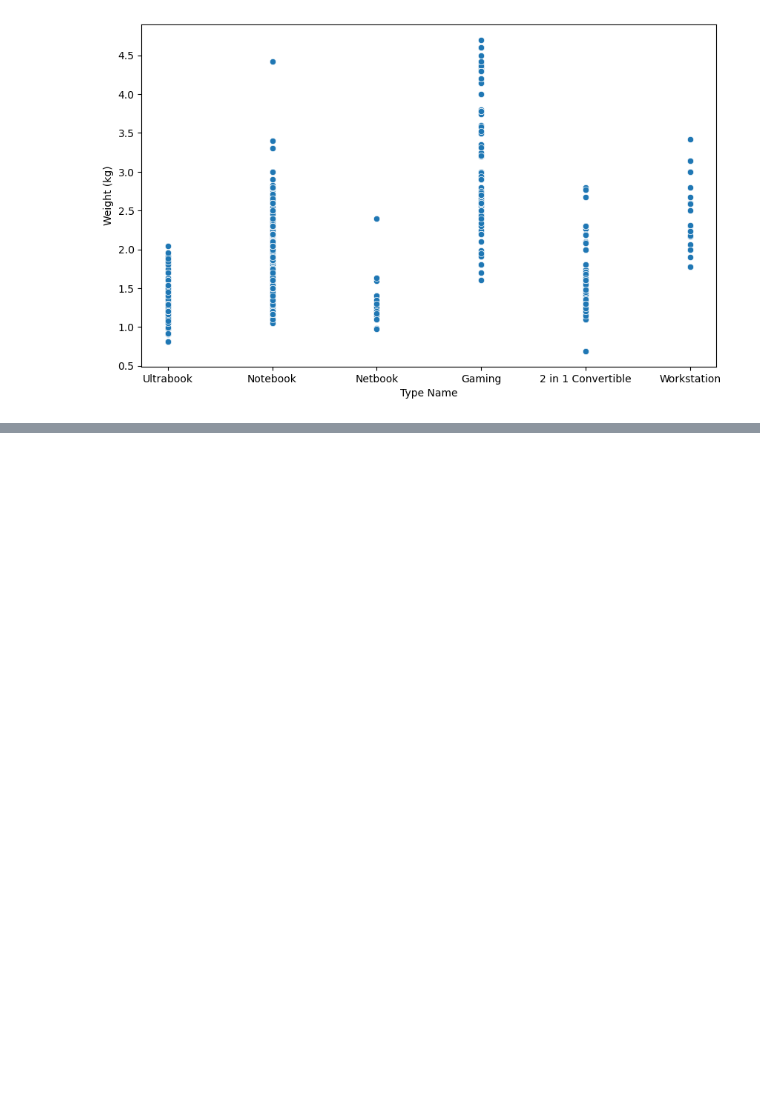
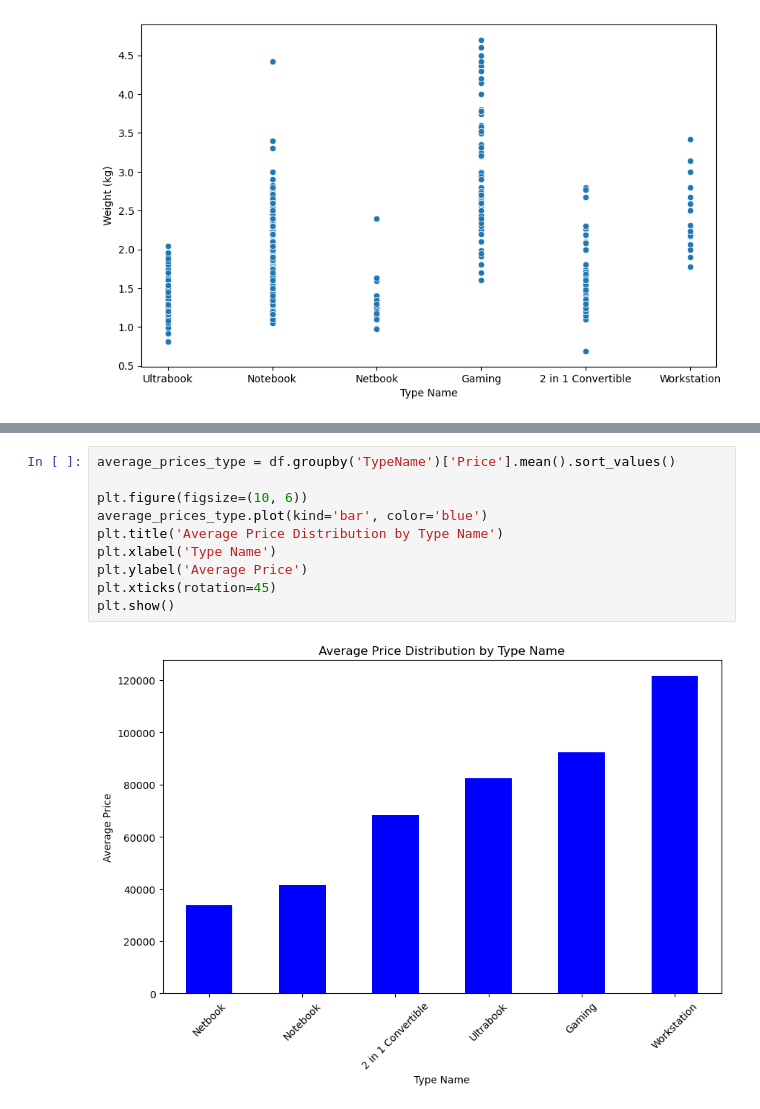
Before and after one commit to LukaAbramovic775/LaptopDataset, a Jupyter notebook: LaptopPrices.ipynb, the cells around one changed output, grey strips where cells are left out. Cells and saved outputs as stored; diff of their text form; blank space fills up the shorter version.

```diff
--- a/LaptopPrices.ipynb
+++ b/LaptopPrices.ipynb
@@ -239,0 +250,12 @@ plt.show()
+# %%
+average_prices_type = df.groupby('TypeName')['Price'].mean().sort_values()
+
+plt.figure(figsize=(10, 6))
+average_prices_type.plot(kind='bar', color='blue')
+plt.title('Average Price Distribution by Type Name')
+plt.xlabel('Type Name')
+plt.ylabel('Average Price')
+plt.xticks(rotation=45)
+plt.show()
+# %% [output]
+[figure, added]
```
Also changed, not shown: parts of 3 cells of this notebook.
